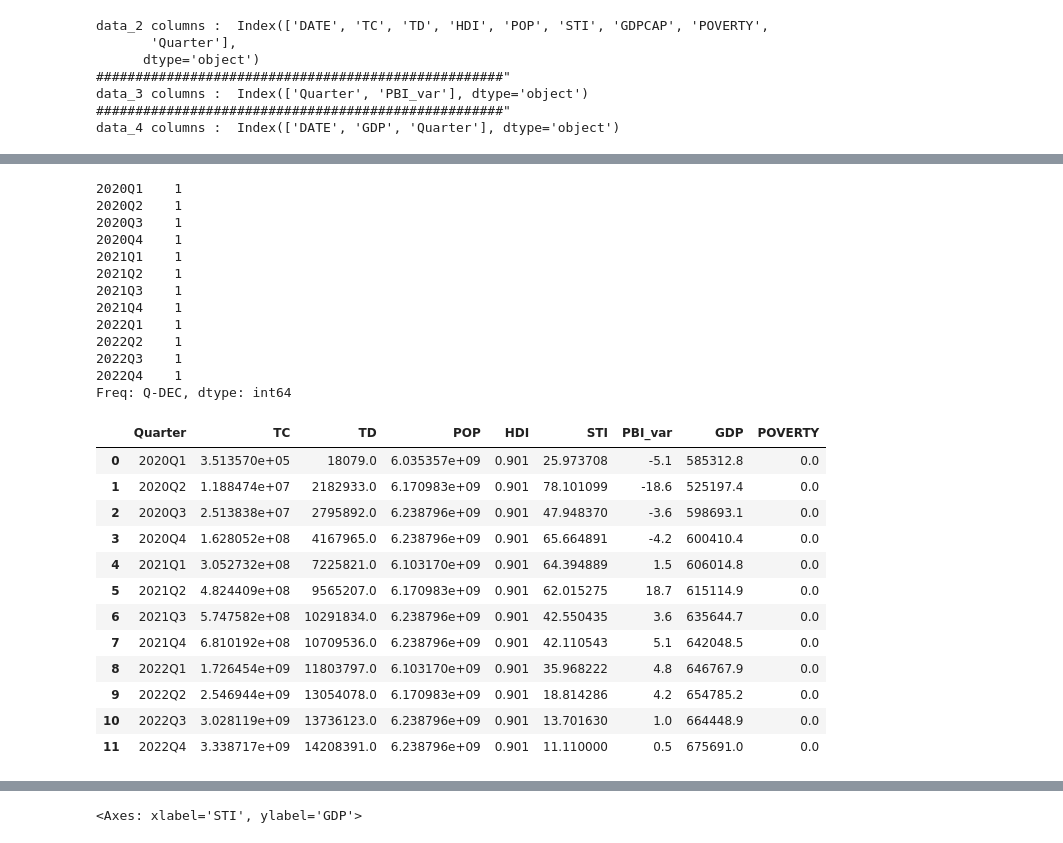
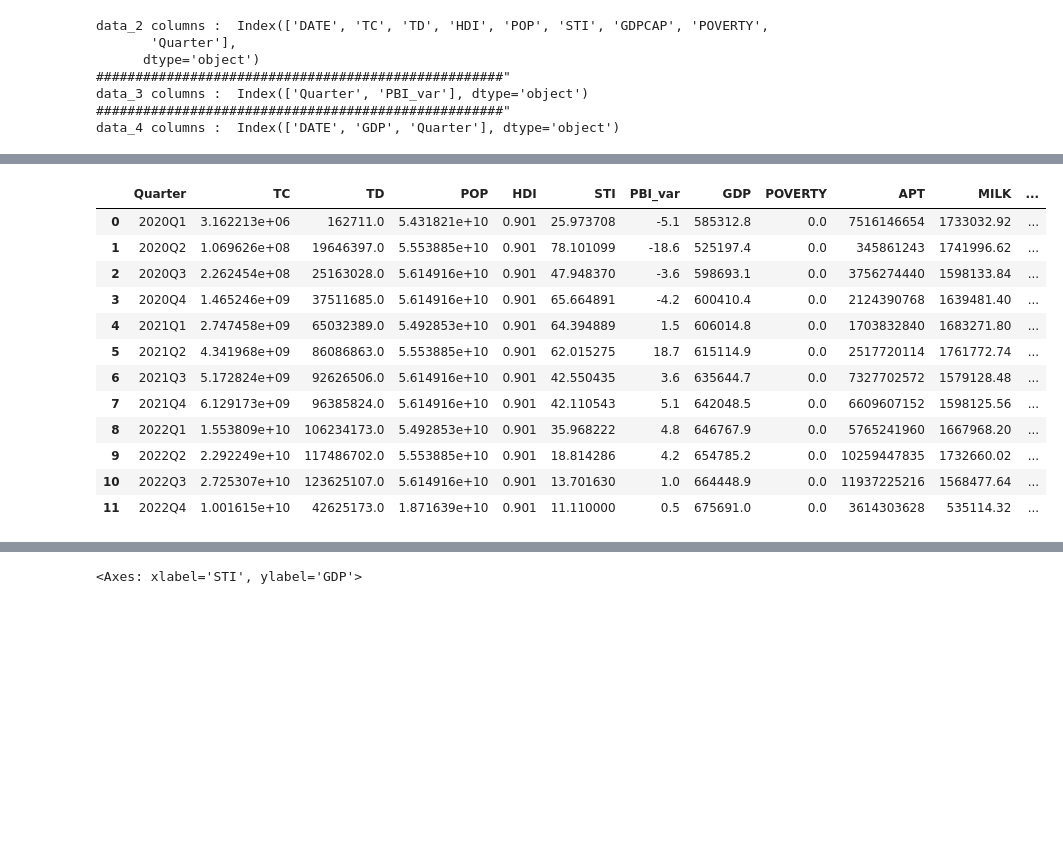
Before and after one commit to NOURDINEEEE/Projet_blanc_Dash1, a Jupyter notebook: Notebooks/France_Data.ipynb, the cells around one changed output, grey strips where cells are left out. Drawn from its saved outputs; the diff is of its cells as text; code cells hidden in the pictures; blank space fills up the shorter version.

```diff
--- a/Notebooks/France_Data.ipynb
+++ b/Notebooks/France_Data.ipynb
@@ -8,6 +15,8 @@ import matplotlib.pyplot as plt
 data_2 = pd.read_csv('../Data/Data 2/owid-covid-data.csv')
 data_3 = pd.read_csv('../Data/Data 3/data_PIB.csv', skiprows=6, header=None)
 data_4 = pd.read_csv('../Data/Data 3/CPMNACSCAB1GQFR.csv')
+data_5 = pd.read_csv('../Data/Data 3/avia_paoc__custom_92836_page_linear.csv') # Air passenger transport
+data_6 = pd.read_csv('../Data/Data 3/apro_mk_colm__custom_89820_page_linear.csv')
 
 data_2 = data_2[['location', 'date', 'total_cases', 'total_deaths', 'human_development_index', 'population', 'stringency_index', 'gdp_per_capita', 'extreme_poverty']]
 data_2.columns = ['COUNTRY', 'DATE', 'TC', 'TD', 'HDI', 'POP', 'STI', 'GDPCAP', 'POVERTY']
@@ -33,6 +42,18 @@ data_4.rename(
     inplace=True,
 )
 data_4['Quarter'] = pd.PeriodIndex(data_4['DATE'], freq='Q')
+
+data_5['Quarter'] = pd.PeriodIndex(data_5['TIME_PERIOD'], freq='Q')
+data_5.rename(
+    columns={'OBS_VALUE': "APT"}, # Air passengers transport
+    inplace=True,
+)
+
+data_6['Quarter'] = pd.PeriodIndex(data_6['TIME_PERIOD'], freq='Q')
+data_6.rename(
+    columns={'OBS_VALUE': "MILK"}, # Cows'milk collection and products obtained
+    inplace=True,
+)
 #data_2.head(5)
 #data_3.head(5)
 # %%
@@ -67,43 +94,31 @@ array([585312.8, 525197.4, 598693.1, 600410.4, 606014.8, 615114.9,
-# %%
-data.Quarter.unique().value_counts()
-# %% [output]
-2020Q1    1
-2020Q2    1
-2020Q3    1
-2020Q4    1
-2021Q1    1
-2021Q2    1
-2021Q3    1
-2021Q4    1
-2022Q1    1
-2022Q2    1
-2022Q3    1
-2022Q4    1
-Freq: Q-DEC, dtype: int64
 # %%
 data_monthly = data.groupby('Quarter').agg({
                             'TC' : 'sum',
                             'TD' : 'sum',
                             'POP' : 'sum',
                             'HDI' : 'mean',
                             'STI' : 'mean',
                             'PBI_var' : 'mean',
                             'GDP' : 'mean',
-                            'POVERTY' : 'mean'
+                            'POVERTY' : 'mean',
+                            'APT' : 'sum',
+                            'MILK' : 'sum'
 }).reset_index()
+
+data_monthly['log_GDP'] = np.log(data_monthly.GDP)
+
+data_monthly
+# %% [output]
+|  | Quarter | TC | TD | POP | HDI | STI | PBI_var | GDP | POVERTY | APT | MILK | ... |
+| 0 | 2020Q1 | 3.162213e+06 | 162711.0 | 5.431821e+10 | 0.901 | 25.973708 | -5.1 | 585312.8 | 0.0 | 7516146654 | 1733032.92 | ... |
+| 1 | 2020Q2 | 1.069626e+08 | 19646397.0 | 5.553885e+10 | 0.901 | 78.101099 | -18.6 | 525197.4 | 0.0 | 345861243 | 1741996.62 | ... |
+| 2 | 2020Q3 | 2.262454e+08 | 25163028.0 | 5.614916e+10 | 0.901 | 47.948370 | -3.6 | 598693.1 | 0.0 | 3756274440 | 1598133.84 | ... |
+| 3 | 2020Q4 | 1.465246e+09 | 37511685.0 | 5.614916e+10 | 0.901 | 65.664891 | -4.2 | 600410.4 | 0.0 | 2124390768 | 1639481.40 | ... |
+| 4 | 2021Q1 | 2.747458e+09 | 65032389.0 | 5.492853e+10 | 0.901 | 64.394889 | 1.5 | 606014.8 | 0.0 | 1703832840 | 1683271.80 | ... |
+| 5 | 2021Q2 | 4.341968e+09 | 86086863.0 | 5.553885e+10 | 0.901 | 62.015275 | 18.7 | 615114.9 | 0.0 | 2517720114 | 1761772.74 | ... |
+| 6 | 2021Q3 | 5.172824e+09 | 92626506.0 | 5.614916e+10 | 0.901 | 42.550435 | 3.6 | 635644.7 | 0.0 | 7327702572 | 1579128.48 | ... |
+| 7 | 2021Q4 | 6.129173e+09 | 96385824.0 | 5.614916e+10 | 0.901 | 42.110543 | 5.1 | 642048.5 | 0.0 | 6609607152 | 1598125.56 | ... |
+| 8 | 2022Q1 | 1.553809e+10 | 106234173.0 | 5.492853e+10 | 0.901 | 35.968222 | 4.8 | 646767.9 | 0.0 | 5765241960 | 1667968.20 | ... |
+| 9 | 2022Q2 | 2.292249e+10 | 117486702.0 | 5.553885e+10 | 0.901 | 18.814286 | 4.2 | 654785.2 | 0.0 | 10259447835 | 1732660.02 | ... |
+| 10 | 2022Q3 | 2.725307e+10 | 123625107.0 | 5.614916e+10 | 0.901 | 13.701630 | 1.0 | 664448.9 | 0.0 | 11937225216 | 1568477.64 | ... |
+| 11 | 2022Q4 | 1.001615e+10 | 42625173.0 | 1.871639e+10 | 0.901 | 11.110000 | 0.5 | 675691.0 | 0.0 | 3614303628 | 535114.32 | ... |
-# %%
-data_monthly
-# %% [output]
-|  | Quarter | TC | TD | POP | HDI | STI | PBI_var | GDP | POVERTY |
-| 0 | 2020Q1 | 3.513570e+05 | 18079.0 | 6.035357e+09 | 0.901 | 25.973708 | -5.1 | 585312.8 | 0.0 |
-| 1 | 2020Q2 | 1.188474e+07 | 2182933.0 | 6.170983e+09 | 0.901 | 78.101099 | -18.6 | 525197.4 | 0.0 |
-| 2 | 2020Q3 | 2.513838e+07 | 2795892.0 | 6.238796e+09 | 0.901 | 47.948370 | -3.6 | 598693.1 | 0.0 |
-| 3 | 2020Q4 | 1.628052e+08 | 4167965.0 | 6.238796e+09 | 0.901 | 65.664891 | -4.2 | 600410.4 | 0.0 |
-| 4 | 2021Q1 | 3.052732e+08 | 7225821.0 | 6.103170e+09 | 0.901 | 64.394889 | 1.5 | 606014.8 | 0.0 |
-| 5 | 2021Q2 | 4.824409e+08 | 9565207.0 | 6.170983e+09 | 0.901 | 62.015275 | 18.7 | 615114.9 | 0.0 |
-| 6 | 2021Q3 | 5.747582e+08 | 10291834.0 | 6.238796e+09 | 0.901 | 42.550435 | 3.6 | 635644.7 | 0.0 |
-| 7 | 2021Q4 | 6.810192e+08 | 10709536.0 | 6.238796e+09 | 0.901 | 42.110543 | 5.1 | 642048.5 | 0.0 |
-| 8 | 2022Q1 | 1.726454e+09 | 11803797.0 | 6.103170e+09 | 0.901 | 35.968222 | 4.8 | 646767.9 | 0.0 |
-| 9 | 2022Q2 | 2.546944e+09 | 13054078.0 | 6.170983e+09 | 0.901 | 18.814286 | 4.2 | 654785.2 | 0.0 |
-| 10 | 2022Q3 | 3.028119e+09 | 13736123.0 | 6.238796e+09 | 0.901 | 13.701630 | 1.0 | 664448.9 | 0.0 |
-| 11 | 2022Q4 | 3.338717e+09 | 14208391.0 | 6.238796e+09 | 0.901 | 11.110000 | 0.5 | 675691.0 | 0.0 |
```
Also changed, not shown: parts of 17 cells of this notebook, 5 other files.
